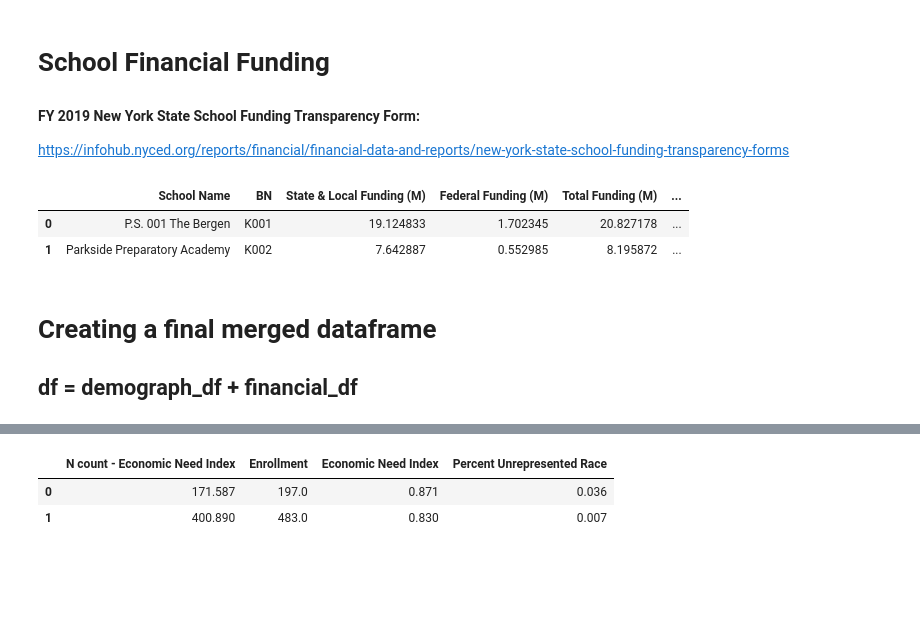
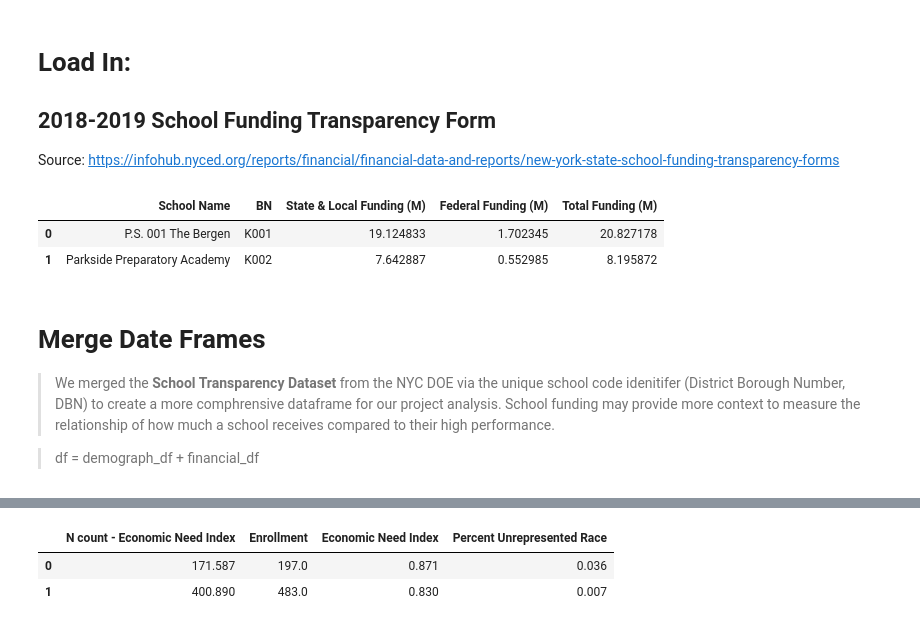
Before and after one commit to Joelb991/CorrelationOne-DS4A, a Jupyter notebook: Data_Cleaning.ipynb, the cells around one changed output, grey strips where cells are left out. Drawn from its saved outputs; the diff is of its cells as text; code cells hidden in the pictures; blank space fills up the shorter version.

```diff
--- a/Data_Cleaning.ipynb
+++ b/Data_Cleaning.ipynb
@@ -70,35 +40,33 @@ demograph_df.head(1)
 # %% [markdown]
-#  School Financial Funding
-#### FY 2019 New York State School Funding Transparency Form:
-https://infohub.nyced.org/reports/financial/financial-data-and-reports/new-york-state-school-funding-transparency-forms
+# Load In:
+## 2018-2019 School Funding Transparency Form
+Source: https://infohub.nyced.org/reports/financial/financial-data-and-reports/new-york-state-school-funding-transparency-forms
 # %%
-# read in Financial data
+# read in financial data
 financial_xlsx = pd.ExcelFile('data/NewYorkCitySchoolTransparency201819 A-E web.xlsx')
 financial_df = pd.read_excel(financial_xlsx,'Part-C',header=6, usecols = ['School Name','Local School Code',
                        'State & Local Funding',
                        'Federal \nFunding',
-                       'Total Funding Source by School',
-                       'Total School Funding per Pupil'])
-# Convert to in Millions
+                       'Total Funding Source by School'])
+# convert to in Millions
 financial_df['Total Funding Source by School']= financial_df['Total Funding Source by School'].div(1000000)
 financial_df['State & Local Funding']= financial_df['State & Local Funding'].div(1000000)
 financial_df['Federal \nFunding']= financial_df['Federal \nFunding'].div(1000000)
-# Convert to in Thousands
-financial_df['Total School Funding per Pupil']= financial_df['Total School Funding per Pupil'].div(1000)
 
-#change local school code to BN and Renaming Columns
+# change local school code to BN and renaming columns
 financial_df.rename(columns={"Local School Code":"BN",
                              "State & Local Funding":"State & Local Funding (M)",
                              "Federal \nFunding":"Federal Funding (M)",
-                             "Total Funding Source by School":"Total Funding (M)",
-                             "Total School Funding per Pupil":"Total Funding per Pupil (K)"
+                             "Total Funding Source by School":"Total Funding (M)"
                             }, inplace = True)
 financial_df.head(2)
 # %% [output]
-|  | School Name | BN | State & Local Funding (M) | Federal Funding (M) | Total Funding (M) | ... |
-| 0 | P.S. 001 The Bergen | K001 | 19.124833 | 1.702345 | 20.827178 | ... |
-| 1 | Parkside Preparatory Academy | K002 | 7.642887 | 0.552985 | 8.195872 | ... |
+|  | School Name | BN | State & Local Funding (M) | Federal Funding (M) | Total Funding (M) |
+| 0 | P.S. 001 The Bergen | K001 | 19.124833 | 1.702345 | 20.827178 |
+| 1 | Parkside Preparatory Academy | K002 | 7.642887 | 0.552985 | 8.195872 |
-# %% [markdown]
-# Creating a final merged dataframe
-## df = demograph_df + financial_df
+# %% [markdown]
+# Merge Date Frames
+>We merged the **School Transparency Dataset** from the NYC DOE via the unique school code idenitifer (District Borough Number, DBN) to create a more comphrensive dataframe for our project analysis. School funding may provide more context to measure the relationship of how much a school receives compared to their high performance.
+
+>df = demograph_df + financial_df
 # %%
```
Also changed, not shown: parts of 36 cells of this notebook.
